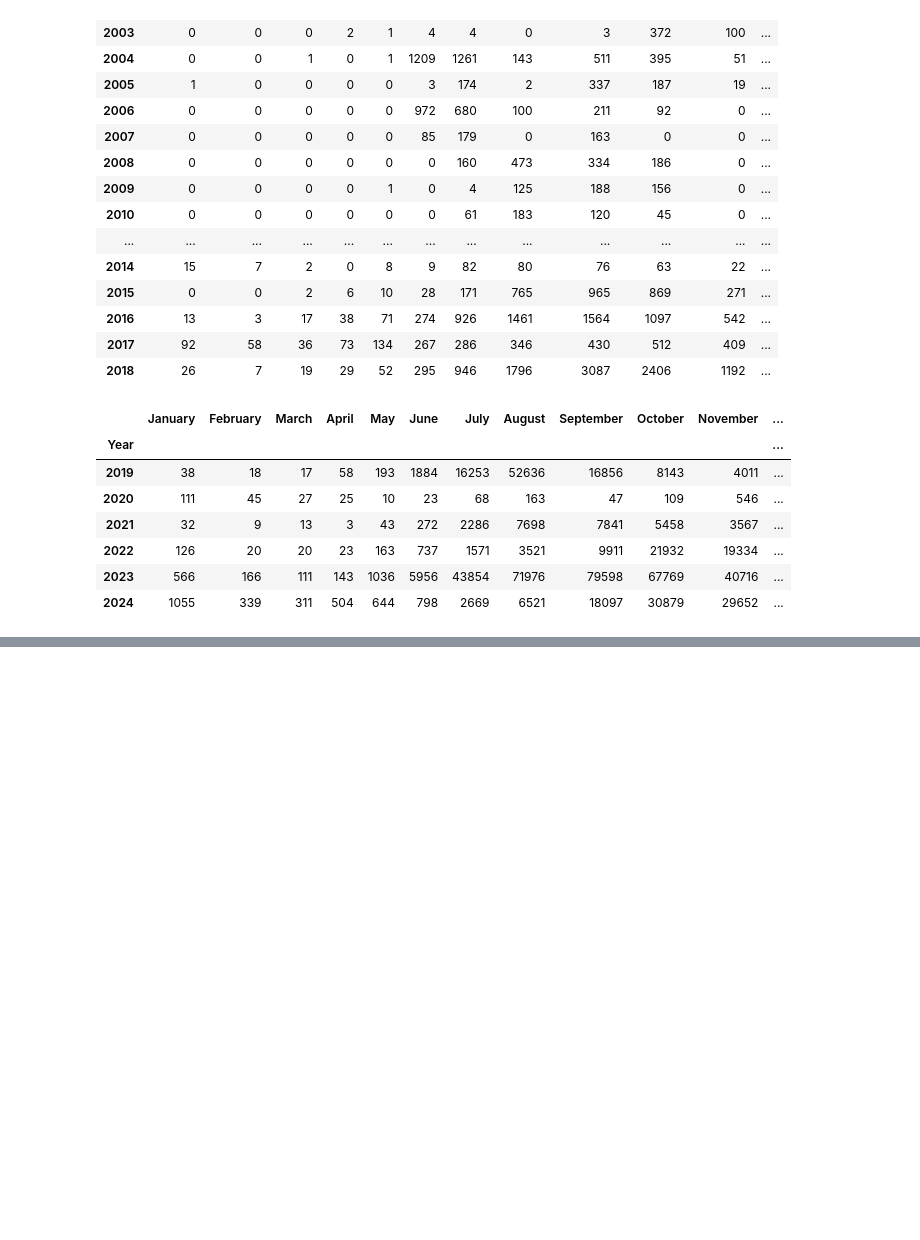
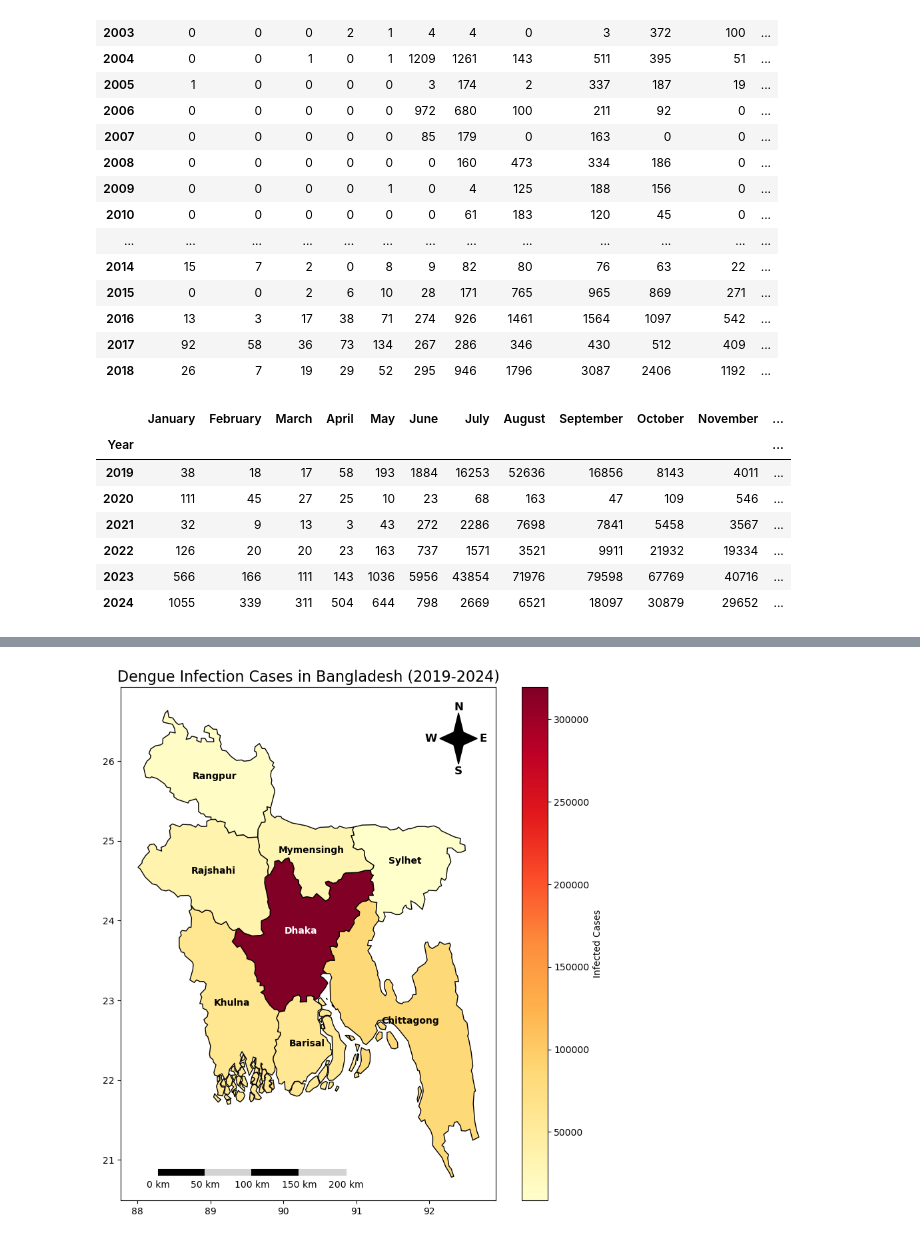
Before and after one commit to awnonbhowmik/DENV-Data-Analysis, a Jupyter notebook: main.ipynb, the cells around one changed output, grey strips where cells are left out. Cells and saved outputs as stored; diff of their text form; code cells hidden in the pictures; blank space fills up the shorter version.

Commit message:
BD and Dhaka Heatmap added

```diff
--- a/main.ipynb
+++ b/main.ipynb
@@ -164,3 +164,20 @@ data_endemic_monthly.set_index("Year")
 | 2022 | 126 | 20 | 20 | 23 | 163 | 737 | 1571 | 3521 | 9911 | 21932 | 19334 | ... |
 | 2023 | 566 | 166 | 111 | 143 | 1036 | 5956 | 43854 | 71976 | 79598 | 67769 | 40716 | ... |
 | 2024 | 1055 | 339 | 311 | 504 | 644 | 798 | 2669 | 6521 | 18097 | 30879 | 29652 | ... |
+# %%
+import geopandas as gpd
+import matplotlib.pyplot as plt
+from matplotlib.patches import FancyArrow
+
+# Load the GeoJSON file for districts
+geojson_path = './geodata/small_bangladesh_geojson_adm1_8_divisions_bibhags.json'
+divisions = gpd.read_file(geojson_path)
+# %%
+import pandas as pd
+# load the data
+data = pd.read_excel("./data/DENV_Regional_2019_2024.xlsx")
+
+data = data.drop(columns=['Death'])
+data = data.set_index('Year')
+
+data
@@ -166,0 +203,3 @@ data_endemic_monthly.set_index("Year")
+# %%
+division_data = data.groupby('Division').sum()
+division_data
@@ -166,0 +217,76 @@ data_endemic_monthly.set_index("Year")
+# %%
+divisions['Infected'] = divisions["ADM1_EN"].map(division_data['Infected']).fillna(0)
+
+fig, ax = plt.subplots(figsize=(10, 10))
+ax = divisions.plot(
+    ax=ax, edgecolor="black", column="Infected", markersize=10, legend=True, cmap="YlOrRd", legend_kwds={"label": "Infected Cases"}
+)
+
+divisions.apply(
+    lambda x: ax.annotate(
+        text=x.ADM1_EN, xy=x.geometry.centroid.coords[0], ha="center", fontweight="bold", color="black" if x.ADM1_EN != "Dhaka" else "white"
+    ),
+    axis=1,
+)
+
+# Add intersecting arrows for North, South, East, and West
+arrow_length = 0.05  # Length of each arrow in axes coordinates
+arrow_base_x, arrow_base_y = 0.9, 0.9  # Base of the arrows in axes coordinates
+
+# North Arrow
+ax.add_patch(FancyArrow(
+    arrow_base_x, arrow_base_y, 0, arrow_length, color='black',
+    width=0.01, length_includes_head=True, transform=ax.transAxes
+))
+ax.text(arrow_base_x, arrow_base_y + arrow_length + 0.005, 'N', ha='center', fontsize=12, transform=ax.transAxes, weight='bold')
+
+# South Arrow
+ax.add_patch(FancyArrow(
+    arrow_base_x, arrow_base_y, 0, -arrow_length, color='black',
+    width=0.01, length_includes_head=True, transform=ax.transAxes
+))
+ax.text(arrow_base_x, arrow_base_y - arrow_length - 0.02, 'S', ha='center', fontsize=12, transform=ax.transAxes, weight='bold')
+
+# East Arrow
+ax.add_patch(FancyArrow(
+    arrow_base_x, arrow_base_y, arrow_length, 0, color='black',
+    width=0.01, length_includes_head=True, transform=ax.transAxes
+))
+ax.text(arrow_base_x + arrow_length + 0.005, arrow_base_y, 'E', va='center', fontsize=12, transform=ax.transAxes, weight='bold')
+
+# West Arrow
+ax.add_patch(FancyArrow(
+    arrow_base_x, arrow_base_y, -arrow_length, 0, color='black',
+    width=0.01, length_includes_head=True, transform=ax.transAxes
+))
+ax.text(arrow_base_x - arrow_length - 0.04, arrow_base_y, 'W', va='center', fontsize=12, transform=ax.transAxes, weight='bold')
+
+# Add Scale Bar right below the map, in km. Length of 0-200 km in 50 km intervals in black and white colors boxes.
+scale_bar_x = 0.1  # Starting x position (axes coordinates)
+scale_bar_y = 0.05  # Starting y position (axes coordinates)
+scale_bar_length = 0.5  # Total length of the scale bar (axes fraction)
+scale_bar_height = 0.01  # Height of the scale bar (axes fraction)
+segment_length = scale_bar_length / 4  # Length of each segment (4 segments for 0-200 km)
+scale_bar_colors = ['black', 'white']  # Alternating colors for the segments
+
+# Create the scale bar with alternating colors
+for i in range(4):  # 4 segments (0-50, 50-100, 100-150, 150-200)
+    ax.add_patch(plt.Rectangle(
+        (scale_bar_x + i * segment_length, scale_bar_y),  # Bottom-left corner of the segment
+        segment_length, scale_bar_height,  # Width and height of the segment
+        color='black' if i % 2 == 0 else 'lightgray',  # Alternate between black and gray
+        transform=ax.transAxes,  # Use axes-relative coordinates
+        edgecolor='black',  # Add a border to each segment
+        linewidth=1.5
+    ))
+
+# Add labels below the scale bar
+for i, label in enumerate(range(0, 201, 50)):  # Labels: 0, 50, 100, 150, 200
+    ax.text(
+        scale_bar_x + i * segment_length, scale_bar_y - 0.01,  # Position below each segment
+        f'{label} km', ha='center', va='top', fontsize=10, transform=ax.transAxes
+    )
+
+# Add a title
+ax.set_title('Dengue Infection Cases in Bangladesh (2019-2024)', fontsize=16)
+# %% [output]
@@ -166,0 +294 @@ data_endemic_monthly.set_index("Year")
+[figure, added]
```
Also changed, not shown: parts of 4 cells of this notebook, 8 other files.
